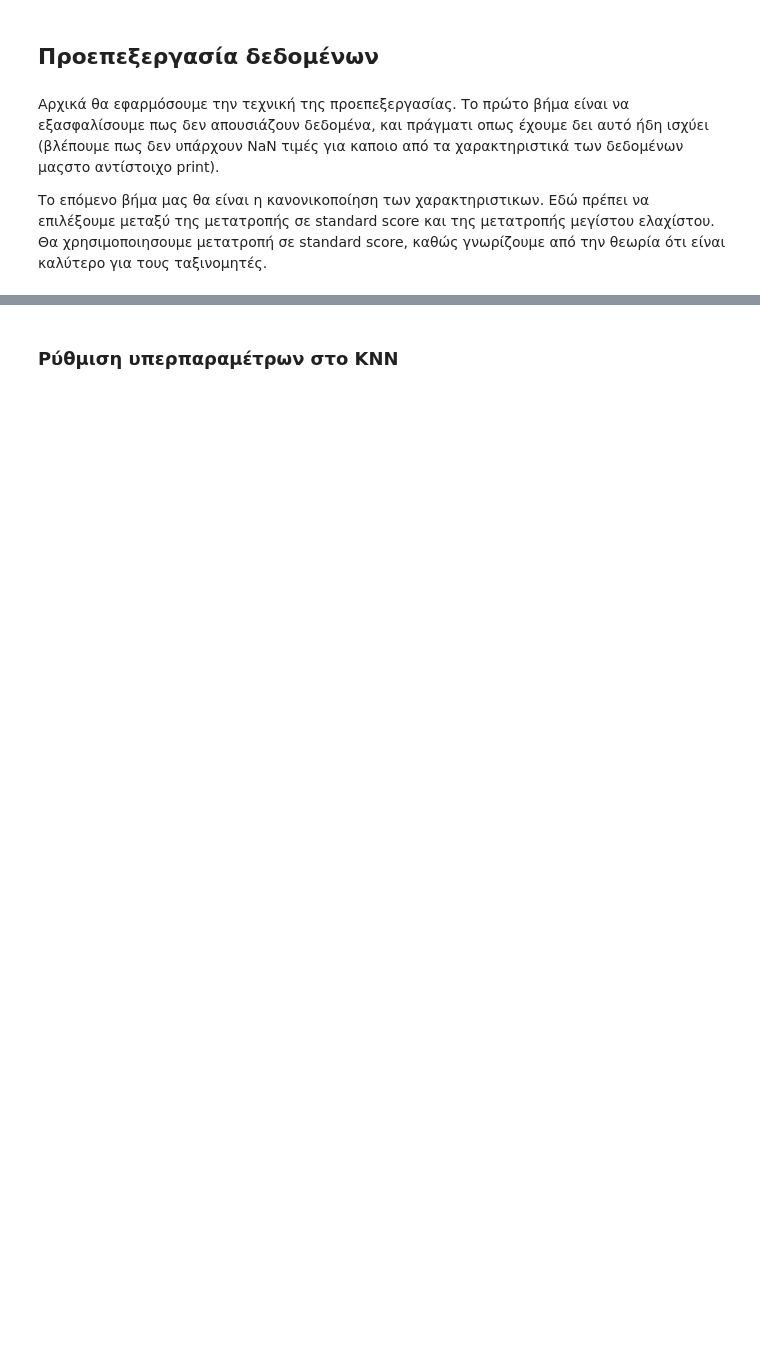
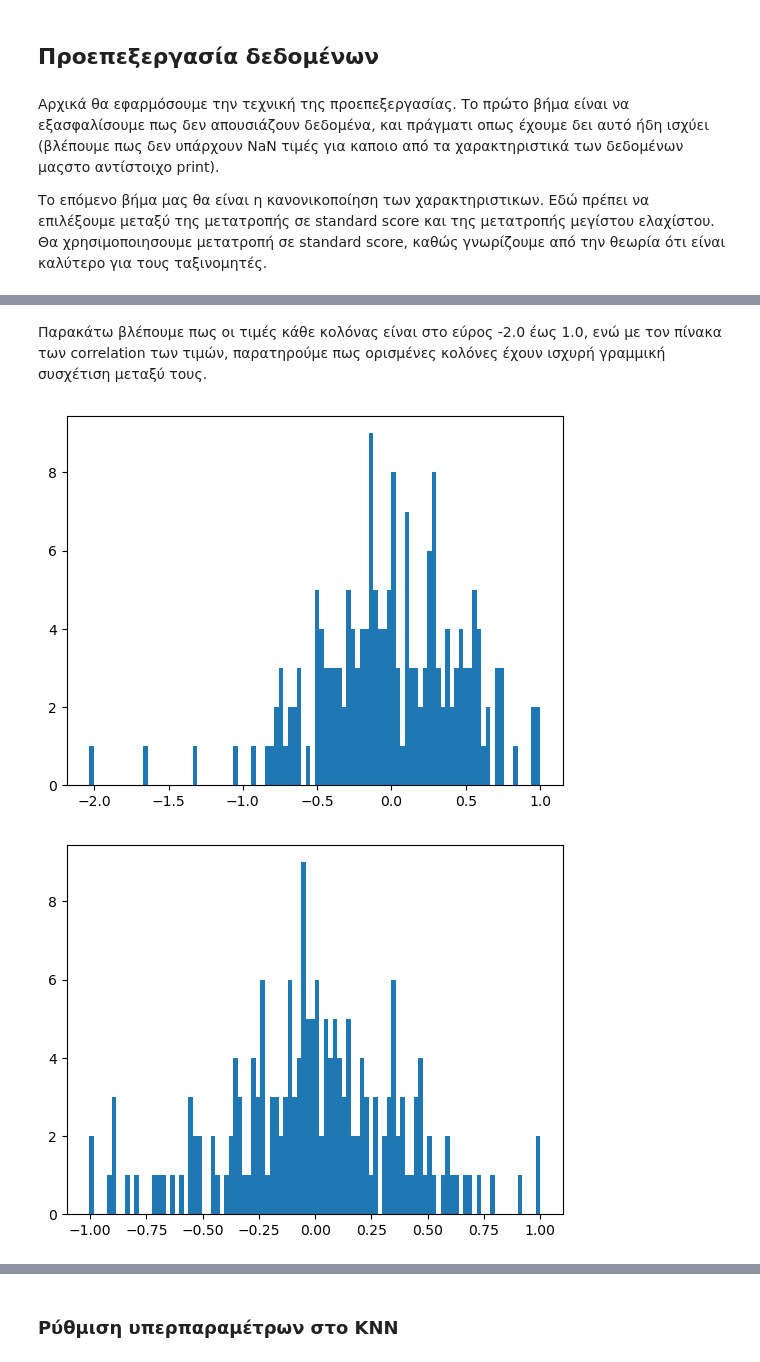
Before and after one commit to kebelouah/neural-networks-lab1, a Jupyter notebook: UCI dataset/lab1_ann.ipynb, the cells around one changed output, grey strips where cells are left out. Cells and saved outputs as stored; diff of their text form; code cells hidden in the pictures; blank space fills up the shorter version.

```diff
--- a/UCI dataset/lab1_ann.ipynb
+++ b/UCI dataset/lab1_ann.ipynb
@@ -286,0 +317,9 @@ dtype: int64
+# %% [markdown]
+Παρακάτω βλέπουμε πως οι τιμές κάθε κολόνας είναι στο εύρος -2.0 έως 1.0, ενώ με τον πίνακα των correlation των τιμών, παρατηρούμε πως ορισμένες κολόνες έχουν ισχυρή γραμμική συσχέτιση μεταξύ τους.
+# %%
+for col in df.columns:
+    plt.hist(df[col], bins=100)
+    plt.show()
+# %% [output]
+[figure, added]
+[figure, added]
```
Also changed, not shown: parts of 82 cells of this notebook.
